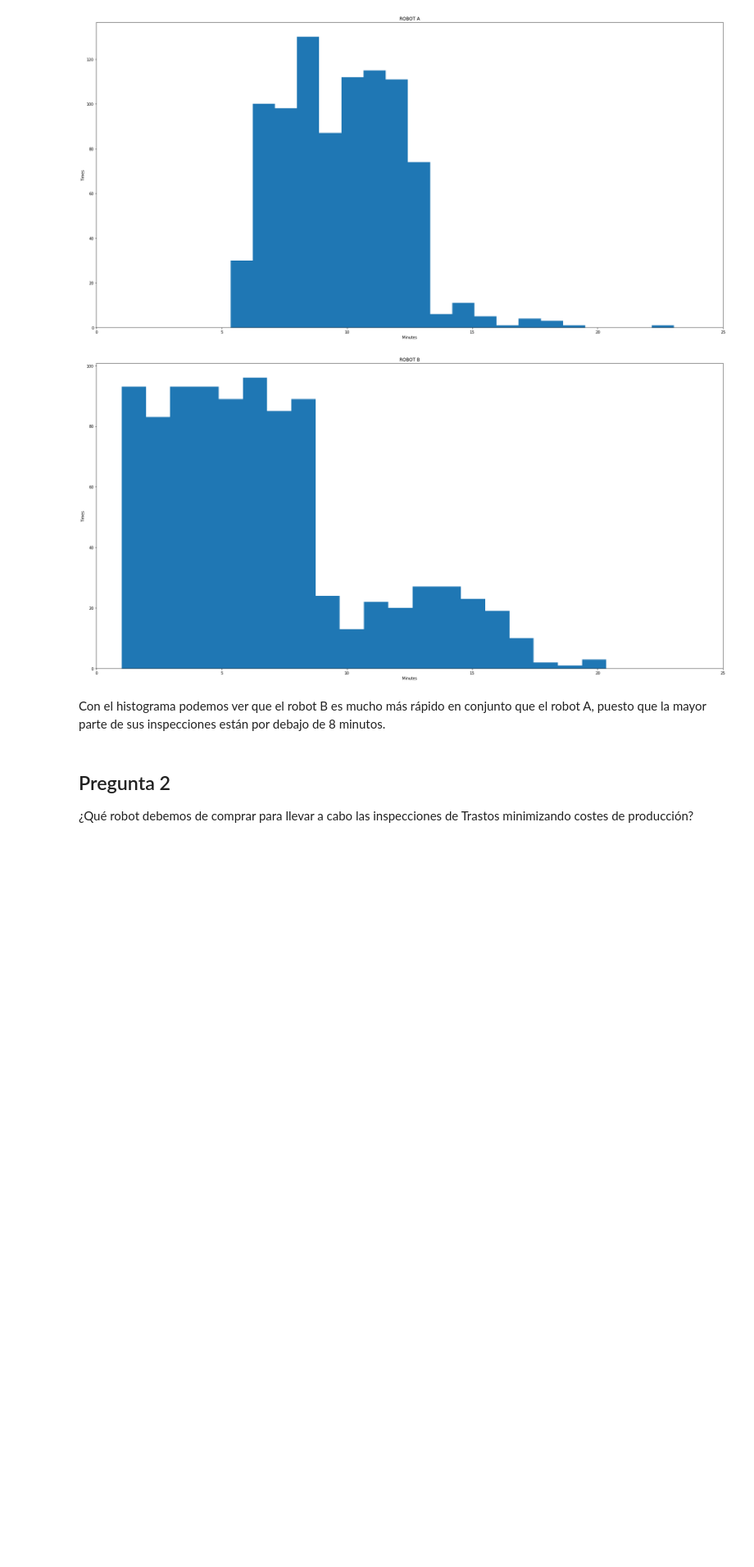
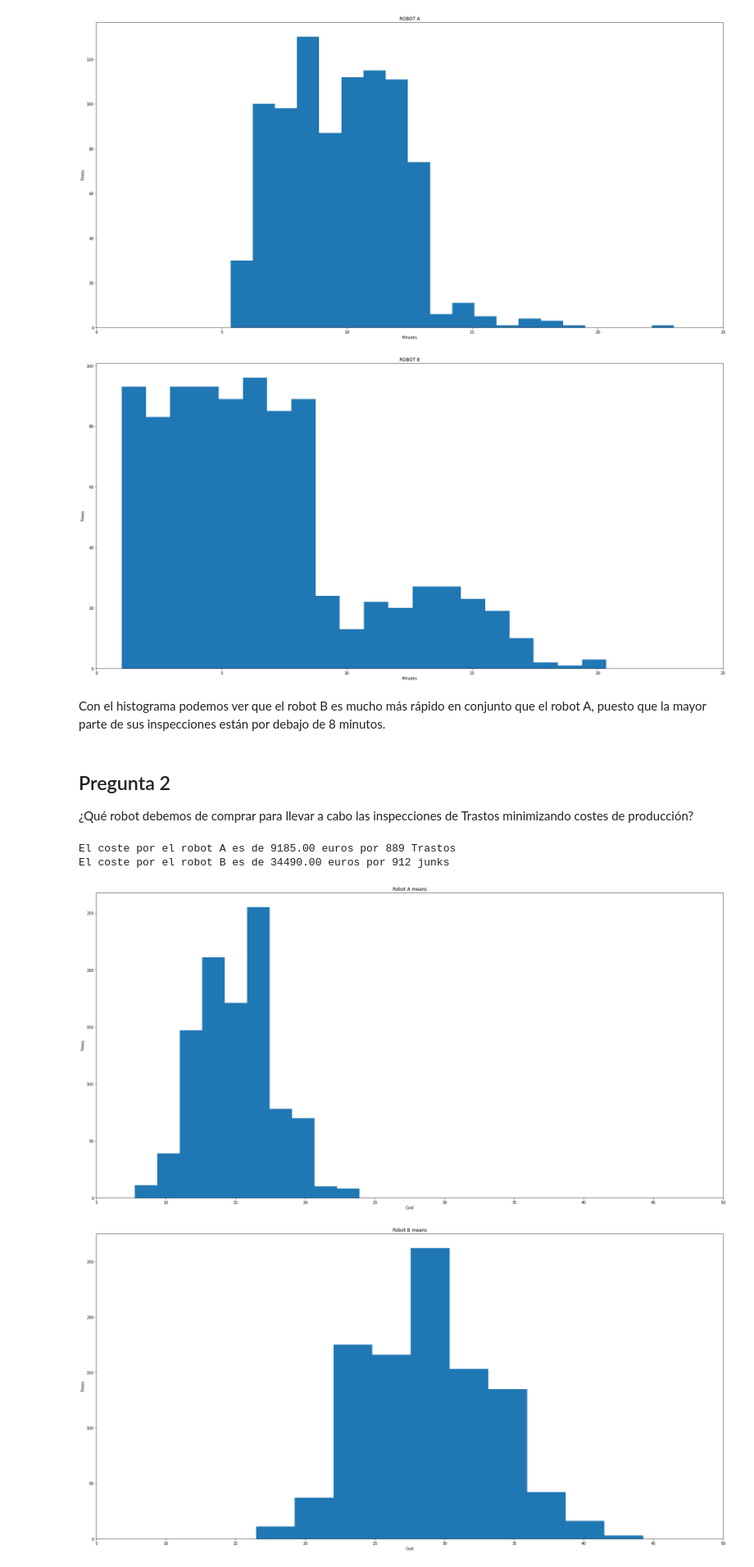
Before and after one commit to dorogoy/ejercicios, a Jupyter notebook: datos_univariados_3/solution.ipynb, the cells around one changed output. Shown: that part at 82% size. Drawn from its saved outputs; the diff is of its cells as text; code cells hidden in the pictures; blank space fills up the shorter version.

```diff
--- a/datos_univariados_3/solution.ipynb
+++ b/datos_univariados_3/solution.ipynb
@@ -50,3 +50,69 @@ Con el histograma podemos ver que el robot B es mucho más rápido en conjunto q
 ## Pregunta 2
 
 ¿Qué robot debemos de comprar para llevar a cabo las inspecciones de Trastos minimizando costes de producción?
+# %%
+import numpy as np
+
+base_cost_per_check = 5.0
+metal_heating_cost: float = 1000.0
+wrought_cost = 10.0
+
+
+def cost_per_failed_check(minutes: float, total_cost: float) -> float:
+    if minutes < 13:
+        total_cost += wrought_cost
+    else:
+        total_cost += metal_heating_cost + wrought_cost
+    return total_cost
+
+
+def check_failure():
+    return np.random.random(1) <= .2
+
+
+def junk_check(minutes: float, total_cost: float = 0):
+    total_cost: float = base_cost_per_check + total_cost
+    if check_failure():
+        total_cost = cost_per_failed_check(minutes, total_cost)
+        junk_check(minutes, total_cost)
+    return total_cost
+
+
+cost_robot_a = [junk_check(check_minutes[0]) for check_minutes in df_robot_A.values.tolist()]
+cost_robot_b = [junk_check(check_minutes[0]) for check_minutes in df_robot_B.values.tolist()]
+
+
+def get_mean_cost(minutes_list):
+    cost_list = [junk_check(check_minutes[0]) for check_minutes in minutes_list]
+    return sum(cost_list) / len(cost_list)
+
+
+def get_mean_costs_by_trials(trials: int, minutes_list):
+    costs = []
+    for i in range(trials):
+        costs.append(get_mean_cost(minutes_list))
+    return costs
+
+
+print("El coste por el robot A es de {0:.2f} euros por 889 Trastos".format(sum(cost_robot_a)))
+mean_costs_robot_a = get_mean_costs_by_trials(1000, df_robot_A.values.tolist())
+plt.figure(figsize=(30, 15))
+plt.xlabel('Cost')
+plt.ylabel('Times')
+plt.title("Robot A means")
+plt.xlim(5,50)
+_ = plt.hist(mean_costs_robot_a, bins=10)
+
+print("El coste por el robot B es de {0:.2f} euros por 912 junks".format(sum(cost_robot_b)))
+mean_costs_robot_b = get_mean_costs_by_trials(1000, df_robot_B.values.tolist())
+plt.figure(figsize=(30, 15))
+plt.xlabel('Cost')
+plt.ylabel('Times')
+plt.title("Robot B means")
+plt.xlim(5,50)
+_ = plt.hist(mean_costs_robot_b, bins=10)
+# %% [output]
+El coste por el robot A es de 9185.00 euros por 889 Trastos
+El coste por el robot B es de 34490.00 euros por 912 junks
+[figure, added]
+[figure, added]
```
Also changed, not shown: parts of 7 cells of this notebook.
